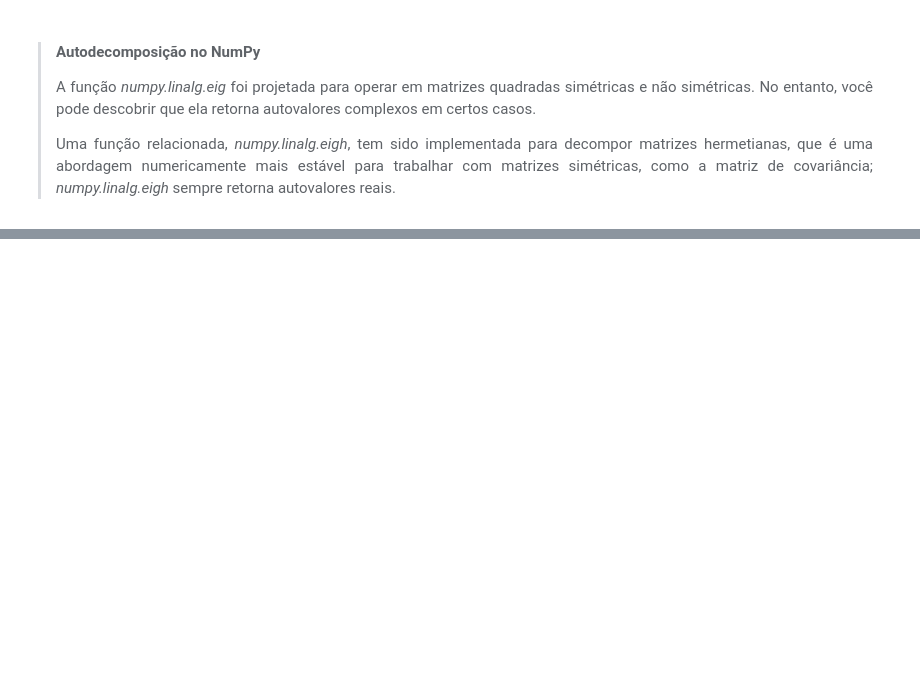
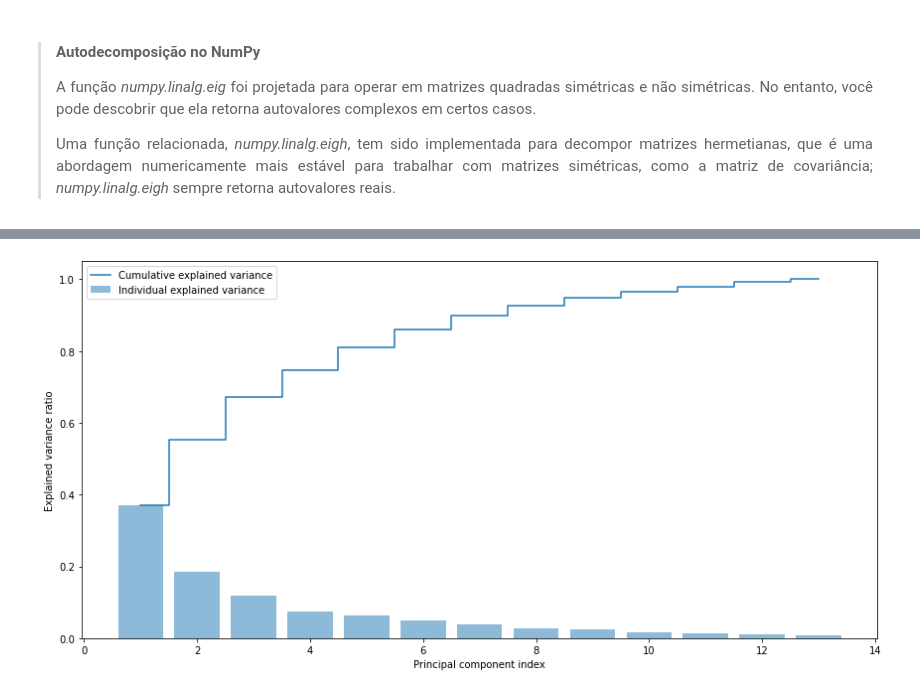
Before and after one commit to willianpina/Machine_Learning_Studies, a Jupyter notebook: Compreendendo os dados via redução de dimensionalidade.ipynb, the cells around one changed output, grey strips where cells are left out. Saved outputs shown, nothing was run; the diff lists cells and outputs as text; code cells hidden in the pictures; blank space fills up the shorter version.

```diff
--- a/Compreendendo os dados via redução de dimensionalidade.ipynb
+++ b/Compreendendo os dados via redução de dimensionalidade.ipynb
@@ -87,0 +94,22 @@ Autovetores
+# %%
+import matplotlib.pyplot as plt
+
+tot = sum(eigen_vals)
+
+# 4º PASSO: Classificando os autovalores em ordem decrecente
+var_exp = [(i / tot) for i in sorted(eigen_vals, reverse=True)]
+cum_var_exp = np.cumsum(var_exp)
+
+# Classificando os Autovetores
+plt.figure(figsize=(12,6))
+plt.bar(range(1, 14), var_exp, alpha=0.5, align='center',
+        label='Individual explained variance')
+plt.step(range(1, 14), cum_var_exp, where='mid',
+         label='Cumulative explained variance')
+plt.ylabel('Explained variance ratio')
+plt.xlabel('Principal component index')
+plt.legend(loc='best')
+plt.tight_layout()
+plt.show()
+# %% [output]
+[figure, added]
```
Also changed, not shown: parts of 16 cells of this notebook.
